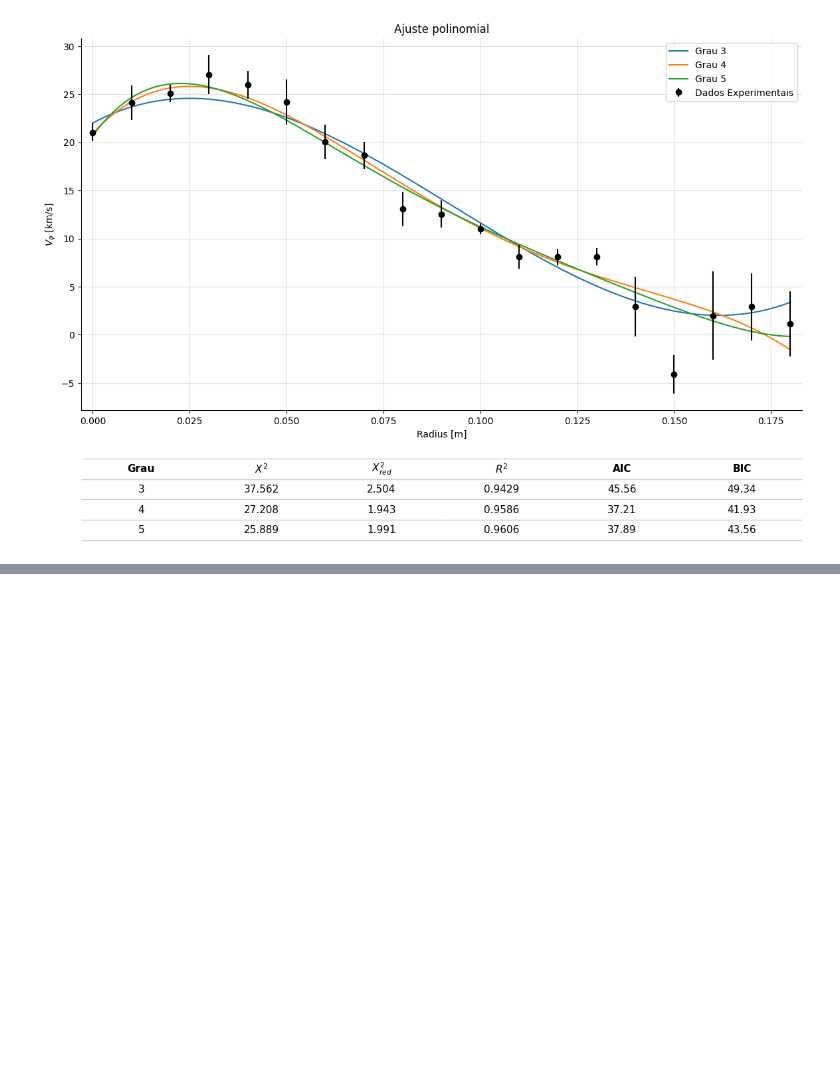
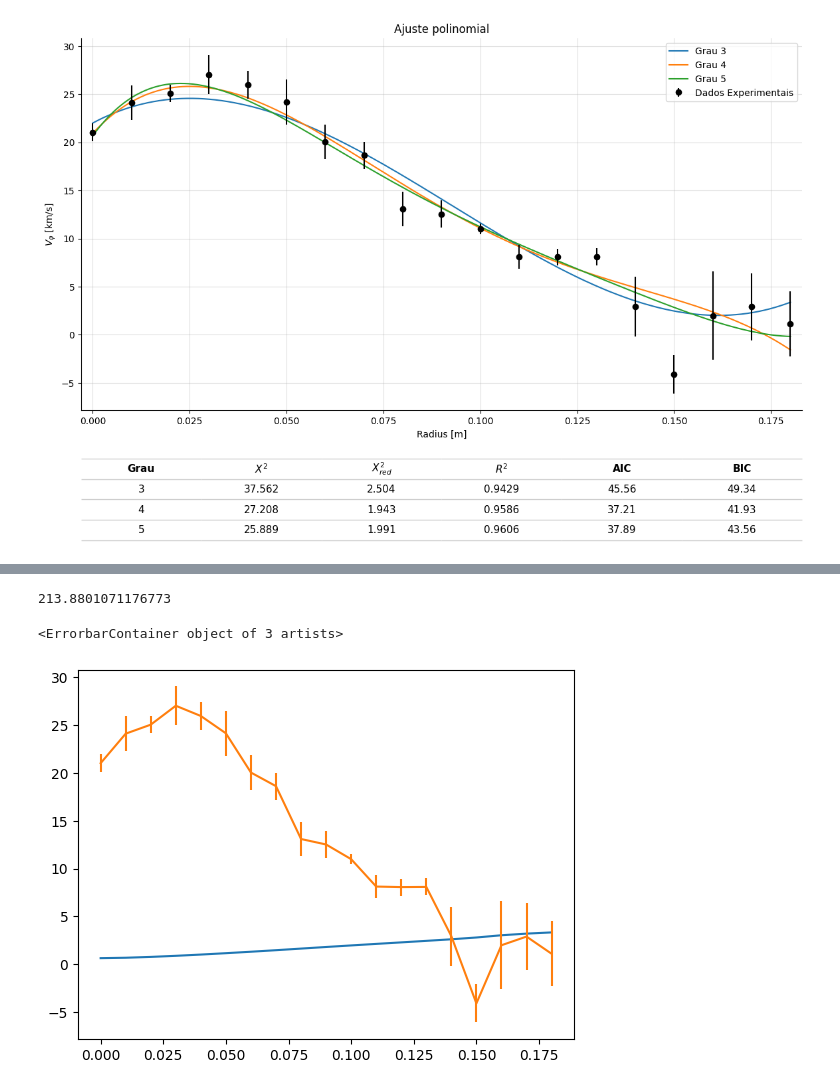
Before and after one commit to willwenner/doc_codes, a Jupyter notebook: Notebooks/Least_Squares/Ajustes.ipynb, the cells around one changed output, grey strips where cells are left out. Drawn from its saved outputs; the diff is of its cells as text; code cells hidden in the pictures; blank space fills up the shorter version.

```diff
--- a/Notebooks/Least_Squares/Ajustes.ipynb
+++ b/Notebooks/Least_Squares/Ajustes.ipynb
@@ -45,7 +46,7 @@ dic_ajust = {
 ## Aplicação do método
 
 t0 = np.asarray([Tmax,Toff,gamma])
-ajuste = sp.optimize.least_squares(residual, x0 = t0, method = 'trf', args=(r_data,Ti_reconstructed, Ti_data_err))
+ajuste = least_squares(residual, x0 = t0, method = 'trf', args=(r_data,Ti_reconstructed, Ti_data_err))
 
 ## Cálculo das métricas
 n = len(r_data)
@@ -343,3 +344,6 @@ plt.savefig('Results/imgs/polyfit.png', dpi=300, bbox_inches='tight')
 plt.show()
 # %% [output]
 [figure]
+# %%
+df_emissividade = pd.read_csv('Utilities/dados_esp.csv', sep = ',')
+df_emissividade.head()
@@ -345,0 +439,19 @@ plt.show()
+# %%
+def residual(params, r, V_obs, W, eps, sigma):
+    DeltaV, gamma = params
+    V_mod = Vapp(r,eps,Vphi_model(r,DeltaV,gamma), W)
+    return (V_obs-V_mod)/sigma
+
+def chi2(theta , *args):
+    res = residual(theta, *args)
+    return np.sum(res**2)
+# %%
+W_ij, D_ij = onion_peeling_method(len(radius),radius)
+eps = np.interp(radius,df_emissividade['raio[m]'],df_emissividade['emissivity[fotonsm^-3s^-2'])
+
+DeltaV = 4
+gamma = 3
+lb,ub = [0.3,1],[13,4]
+
+
+ajuste = least_squares(residual,x0 = (DeltaV,gamma),method ='trf', bounds = (lb,ub),args = (radius,Vphi_Exp*1e-3,W_ij,eps,Vphi_Exp_err*1e-3))
@@ -345,0 +477,12 @@ plt.show()
+# %%
+chi2 = np.sum(ajuste.fun**2)
+chi2_red = chi2/(len(Vphi_Exp)-2)
+chi2_red
+# %% [output]
+213.8801071176773
+# %%
+plt.plot(radius, -1*Vapp(radius,eps,Vphi_model(radius,*ajuste.x), W_ij))
+plt.errorbar(radius,Vphi_Exp*1e-3,Vphi_Exp_err*1e-3)
+# %% [output]
+<ErrorbarContainer object of 3 artists>
+[figure, added]
```
Also changed, not shown: parts of 4 cells of this notebook, 11 other files.
